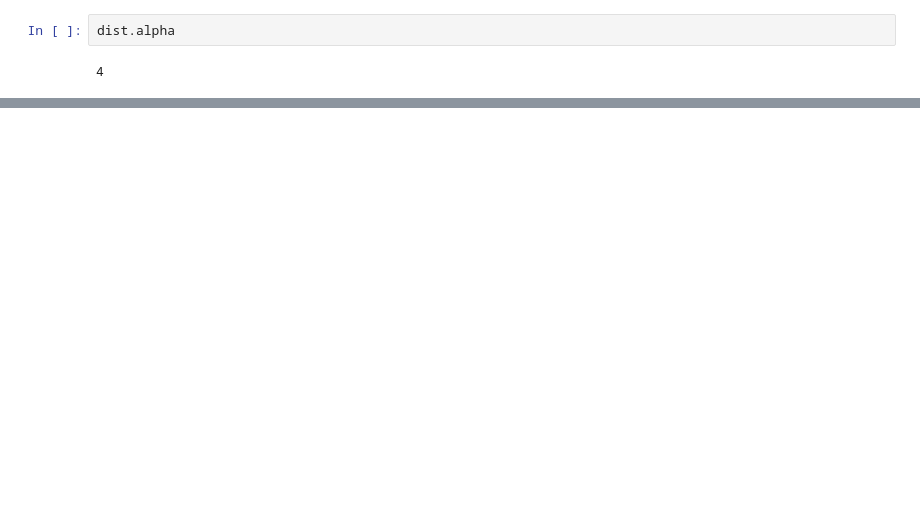
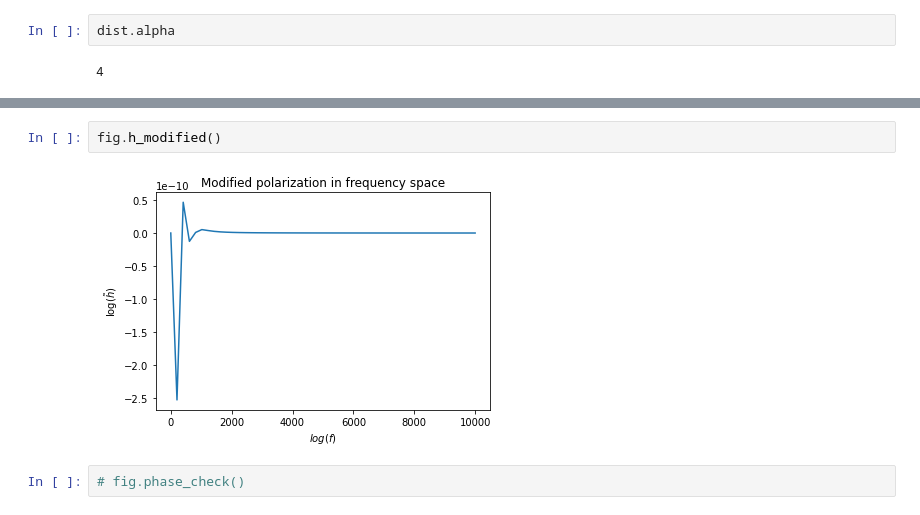
Before and after one commit to michellegurevich/gravitationalwaves, a Jupyter notebook: modgravity/plots.ipynb, the cells around one changed output, grey strips where cells are left out. Saved outputs shown, nothing was run; the diff lists cells and outputs as text; blank space fills up the shorter version.

```diff
--- a/modgravity/plots.ipynb
+++ b/modgravity/plots.ipynb
@@ -68,0 +78,6 @@ fig.chi_ratio()
+# %%
+fig.h_modified()
+# %% [output]
+[figure, added]
+# %%
+# fig.phase_check()
```
Also changed, not shown: parts of 21 cells of this notebook, 3 other files.
